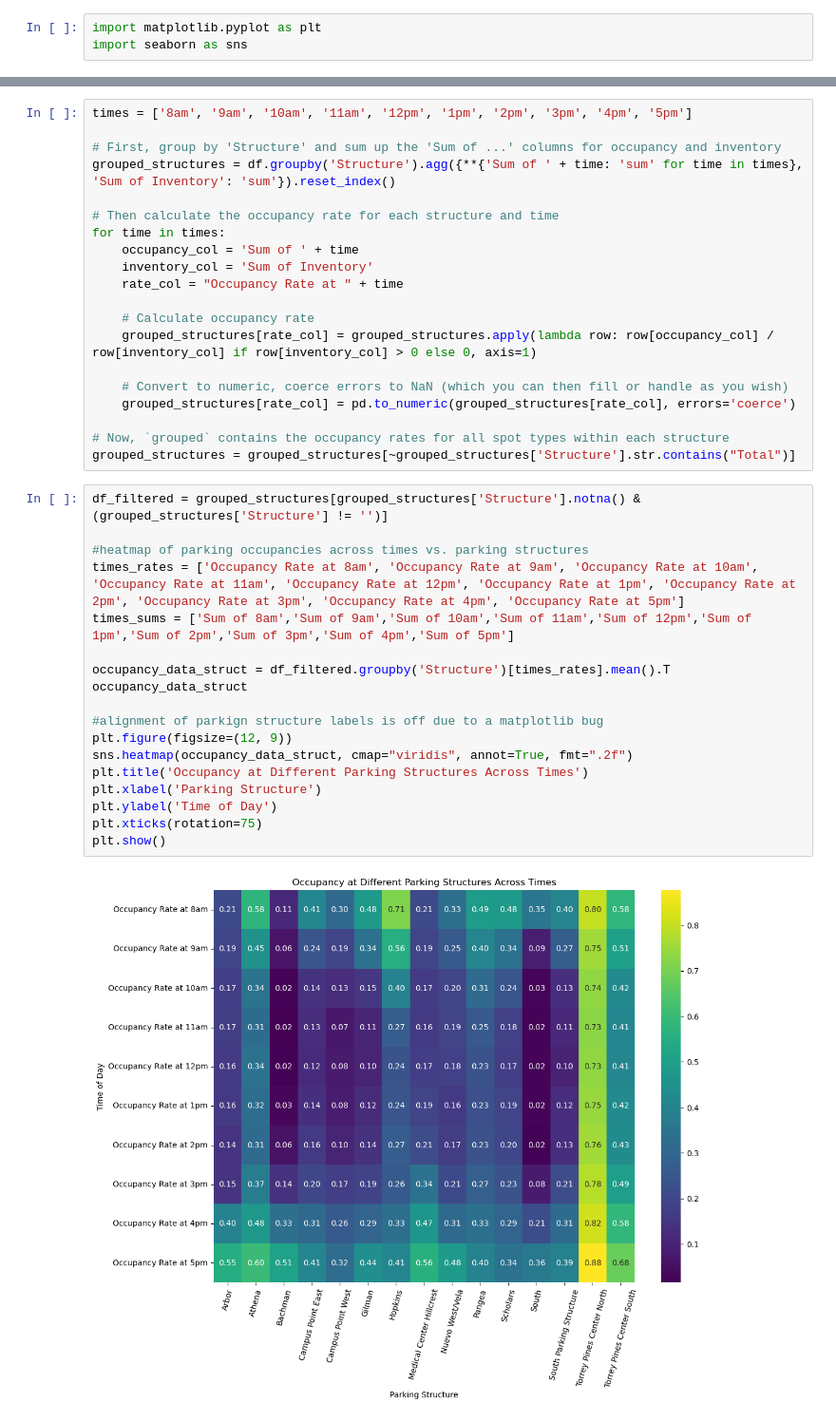
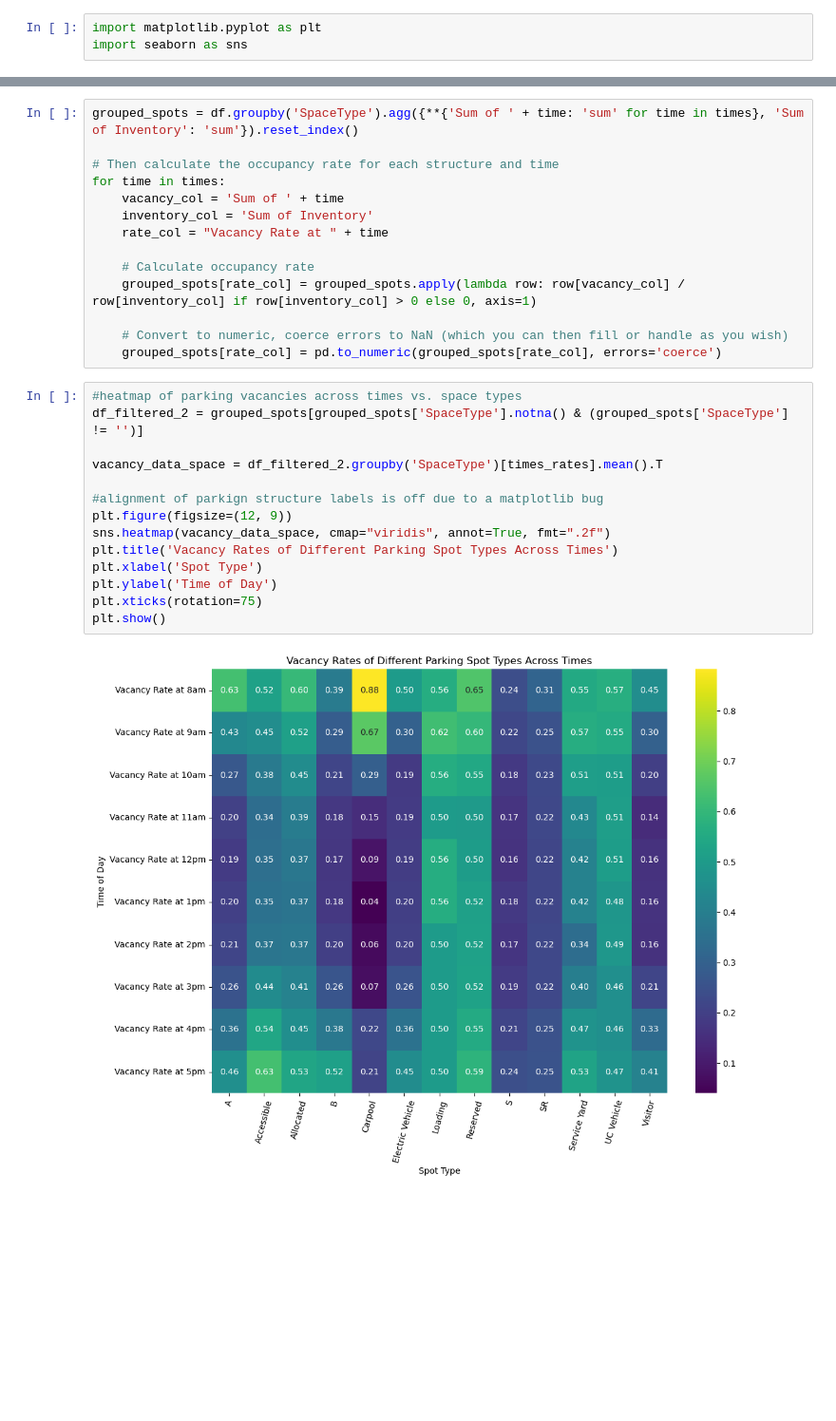
Before and after one commit to DanielJu0925/math189_project, a Jupyter notebook: data_process.ipynb, the cells around one changed output, grey strips where cells are left out. Shown at 95% size. Cells and saved outputs as stored; diff of their text form; blank space fills up the shorter version.

Commit message:
changed occupancy mentions to vacancies

```diff
--- a/data_process.ipynb
+++ b/data_process.ipynb
@@ -137,41 +217,31 @@ import seaborn as sns
 # %%
-times = ['8am', '9am', '10am', '11am', '12pm', '1pm', '2pm', '3pm', '4pm', '5pm']
-
-# First, group by 'Structure' and sum up the 'Sum of ...' columns for occupancy and inventory
-grouped_structures = df.groupby('Structure').agg({**{'Sum of ' + time: 'sum' for time in times}, 'Sum of Inventory': 'sum'}).reset_index()
+grouped_spots = df.groupby('SpaceType').agg({**{'Sum of ' + time: 'sum' for time in times}, 'Sum of Inventory': 'sum'}).reset_index()
 
 # Then calculate the occupancy rate for each structure and time
 for time in times:
-    occupancy_col = 'Sum of ' + time
+    vacancy_col = 'Sum of ' + time
     inventory_col = 'Sum of Inventory'
-    rate_col = "Occupancy Rate at " + time
+    rate_col = "Vacancy Rate at " + time
 
     # Calculate occupancy rate
-    grouped_structures[rate_col] = grouped_structures.apply(lambda row: row[occupancy_col] / row[inventory_col] if row[inventory_col] > 0 else 0, axis=1)
+    grouped_spots[rate_col] = grouped_spots.apply(lambda row: row[vacancy_col] / row[inventory_col] if row[inventory_col] > 0 else 0, axis=1)
 
     # Convert to numeric, coerce errors to NaN (which you can then fill or handle as you wish)
-    grouped_structures[rate_col] = pd.to_numeric(grouped_structures[rate_col], errors='coerce')
-
-# Now, `grouped` contains the occupancy rates for all spot types within each structure
-grouped_structures = grouped_structures[~grouped_structures['Structure'].str.contains("Total")]
+    grouped_spots[rate_col] = pd.to_numeric(grouped_spots[rate_col], errors='coerce')
 # %%
-df_filtered = grouped_structures[grouped_structures['Structure'].notna() & (grouped_structures['Structure'] != '')]
+#heatmap of parking vacancies across times vs. space types
+df_filtered_2 = grouped_spots[grouped_spots['SpaceType'].notna() & (grouped_spots['SpaceType'] != '')]
 
-#heatmap of parking occupancies across times vs. parking structures
-times_rates = ['Occupancy Rate at 8am', 'Occupancy Rate at 9am', 'Occupancy Rate at 10am', 'Occupancy Rate at 11am', 'Occupancy Rate at 12pm', 'Occupancy Rate at 1pm', 'Occupancy Rate at 2pm', 'Occupancy Rate at 3pm', 'Occupancy Rate at 4pm', 'Occupancy Rate at 5pm']
-times_sums = ['Sum of 8am','Sum of 9am','Sum of 10am','Sum of 11am','Sum of 12pm','Sum of 1pm','Sum of 2pm','Sum of 3pm','Sum of 4pm','Sum of 5pm']
-
-occupancy_data_struct = df_filtered.groupby('Structure')[times_rates].mean().T
-occupancy_data_struct
+vacancy_data_space = df_filtered_2.groupby('SpaceType')[times_rates].mean().T
 
 #alignment of parkign structure labels is off due to a matplotlib bug
 plt.figure(figsize=(12, 9))
-sns.heatmap(occupancy_data_struct, cmap="viridis", annot=True, fmt=".2f")
-plt.title('Occupancy at Different Parking Structures Across Times')
-plt.xlabel('Parking Structure')
+sns.heatmap(vacancy_data_space, cmap="viridis", annot=True, fmt=".2f")
+plt.title('Vacancy Rates of Different Parking Spot Types Across Times')
+plt.xlabel('Spot Type')
 plt.ylabel('Time of Day')
 plt.xticks(rotation=75)
 plt.show()
 # %% [output]
-[figure, old version]
+[figure, new version]
 # %%
```
Also changed, not shown: parts of 8 cells of this notebook.
